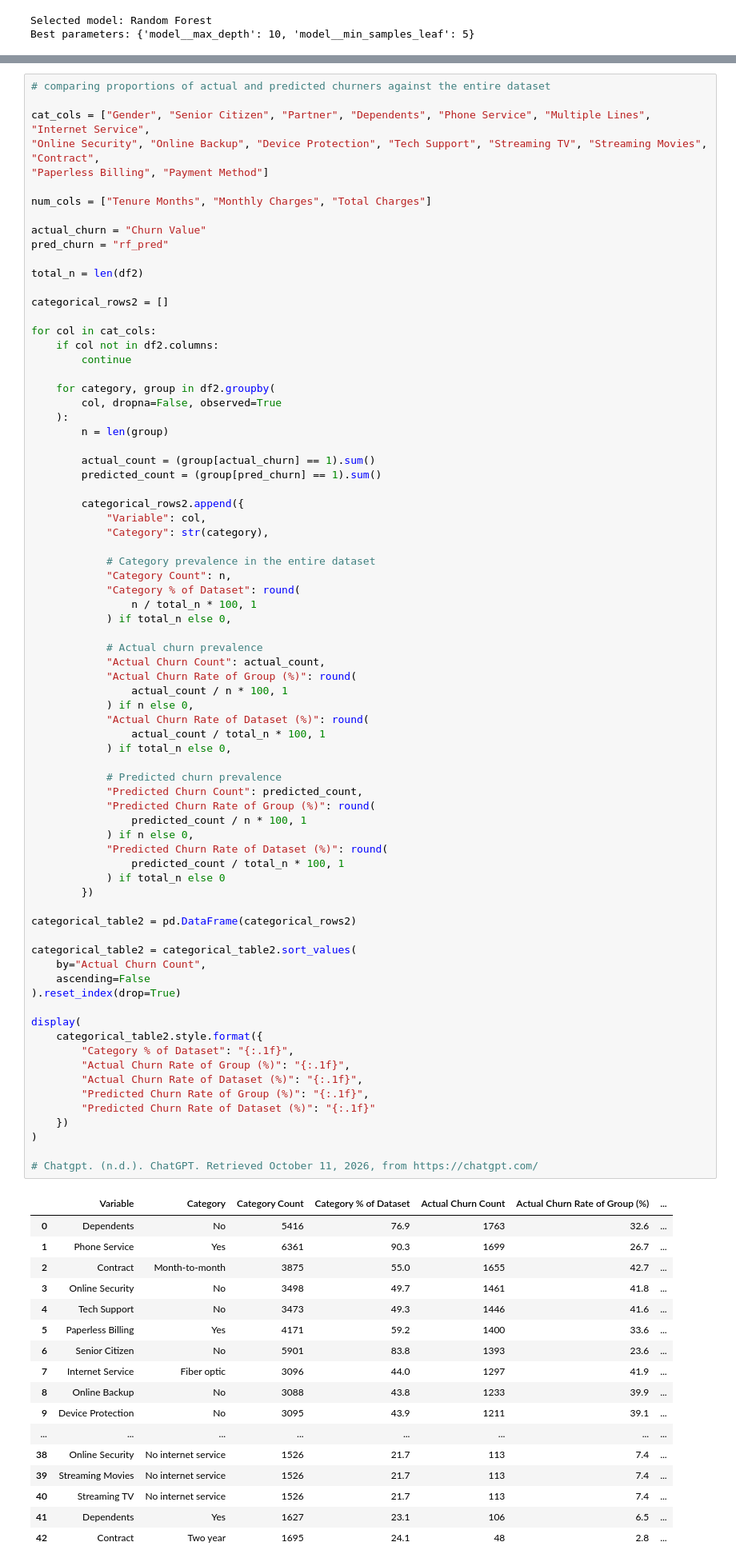
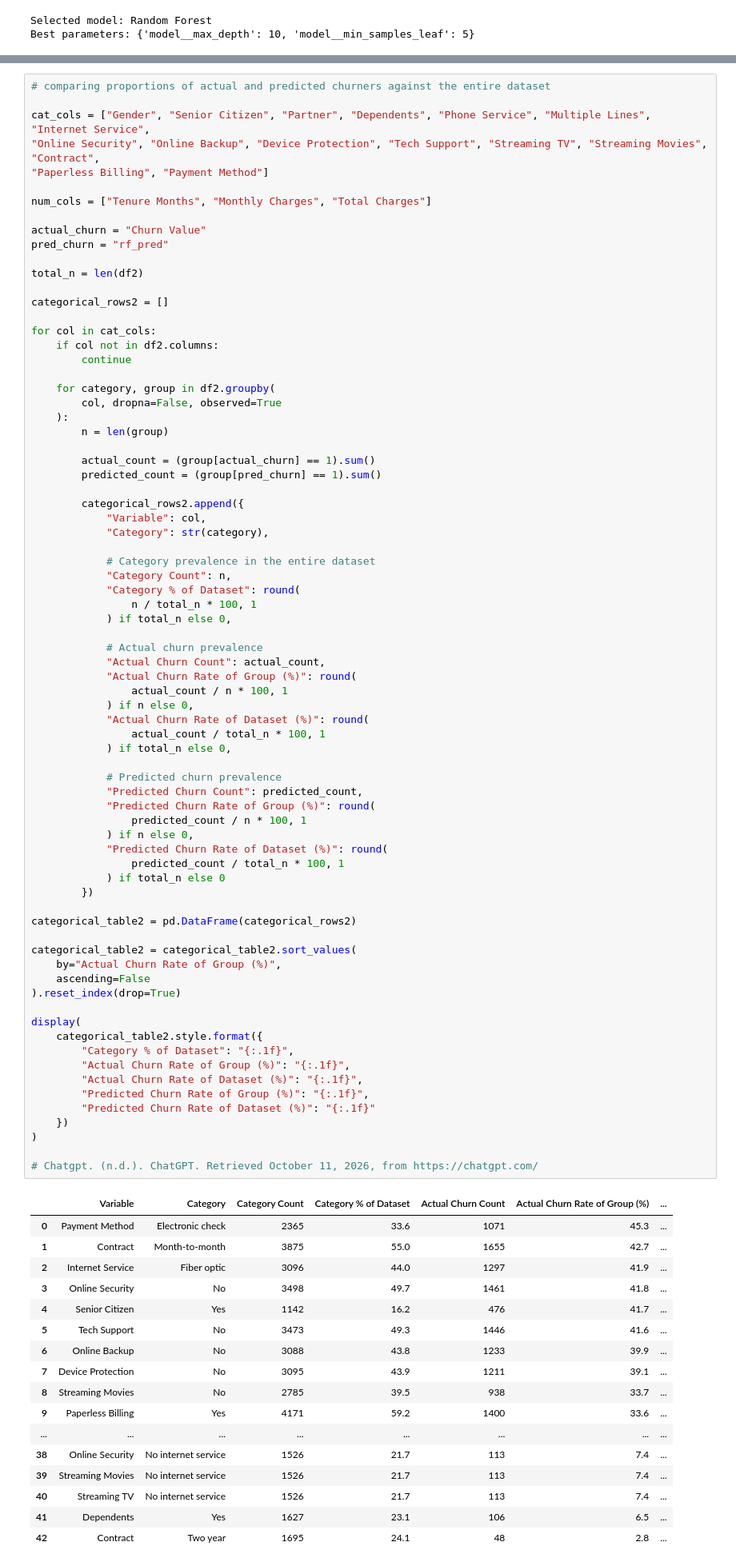
Before and after one commit to jharrison4386/ADS-505-Group-8-Project, a Jupyter notebook: final_project_predictive_modeling.ipynb, the cells around one changed output, grey strips where cells are left out. Shown at 80% size. Cells and saved outputs as stored; diff of their text form.

```diff
--- a/final_project_predictive_modeling.ipynb
+++ b/final_project_predictive_modeling.ipynb
@@ -876,44 +885,44 @@ for col in cat_cols:
 
             # Predicted churn prevalence
             "Predicted Churn Count": predicted_count,
             "Predicted Churn Rate of Group (%)": round(
                 predicted_count / n * 100, 1
             ) if n else 0,
             "Predicted Churn Rate of Dataset (%)": round(
                 predicted_count / total_n * 100, 1
             ) if total_n else 0
         })
 
 categorical_table2 = pd.DataFrame(categorical_rows2)
 
 categorical_table2 = categorical_table2.sort_values(
-    by="Actual Churn Count",
+    by="Actual Churn Rate of Group (%)",
     ascending=False
 ).reset_index(drop=True)
 
 display(
     categorical_table2.style.format({
         "Category % of Dataset": "{:.1f}",
         "Actual Churn Rate of Group (%)": "{:.1f}",
         "Actual Churn Rate of Dataset (%)": "{:.1f}",
         "Predicted Churn Rate of Group (%)": "{:.1f}",
         "Predicted Churn Rate of Dataset (%)": "{:.1f}"
     })
 )
 
 # Chatgpt. (n.d.). ChatGPT. Retrieved October 11, 2026, from https://chatgpt.com/
 # %% [output]
 |  | Variable | Category | Category Count | Category % of Dataset | Actual Churn Count | Actual Churn Rate of Group (%) | ... |
-| 0 | Dependents | No | 5416 | 76.9 | 1763 | 32.6 | ... |
-| 1 | Phone Service | Yes | 6361 | 90.3 | 1699 | 26.7 | ... |
-| 2 | Contract | Month-to-month | 3875 | 55.0 | 1655 | 42.7 | ... |
+| 0 | Payment Method | Electronic check | 2365 | 33.6 | 1071 | 45.3 | ... |
+| 1 | Contract | Month-to-month | 3875 | 55.0 | 1655 | 42.7 | ... |
+| 2 | Internet Service | Fiber optic | 3096 | 44.0 | 1297 | 41.9 | ... |
 | 3 | Online Security | No | 3498 | 49.7 | 1461 | 41.8 | ... |
-| 4 | Tech Support | No | 3473 | 49.3 | 1446 | 41.6 | ... |
-| 5 | Paperless Billing | Yes | 4171 | 59.2 | 1400 | 33.6 | ... |
-| 6 | Senior Citizen | No | 5901 | 83.8 | 1393 | 23.6 | ... |
-| 7 | Internet Service | Fiber optic | 3096 | 44.0 | 1297 | 41.9 | ... |
-| 8 | Online Backup | No | 3088 | 43.8 | 1233 | 39.9 | ... |
-| 9 | Device Protection | No | 3095 | 43.9 | 1211 | 39.1 | ... |
+| 4 | Senior Citizen | Yes | 1142 | 16.2 | 476 | 41.7 | ... |
+| 5 | Tech Support | No | 3473 | 49.3 | 1446 | 41.6 | ... |
+| 6 | Online Backup | No | 3088 | 43.8 | 1233 | 39.9 | ... |
+| 7 | Device Protection | No | 3095 | 43.9 | 1211 | 39.1 | ... |
+| 8 | Streaming Movies | No | 2785 | 39.5 | 938 | 33.7 | ... |
+| 9 | Paperless Billing | Yes | 4171 | 59.2 | 1400 | 33.6 | ... |
 | ... | ... | ... | ... | ... | ... | ... | ... |
 | 38 | Online Security | No internet service | 1526 | 21.7 | 113 | 7.4 | ... |
 | 39 | Streaming Movies | No internet service | 1526 | 21.7 | 113 | 7.4 | ... |
```
Also changed, not shown: parts of 65 cells of this notebook.
